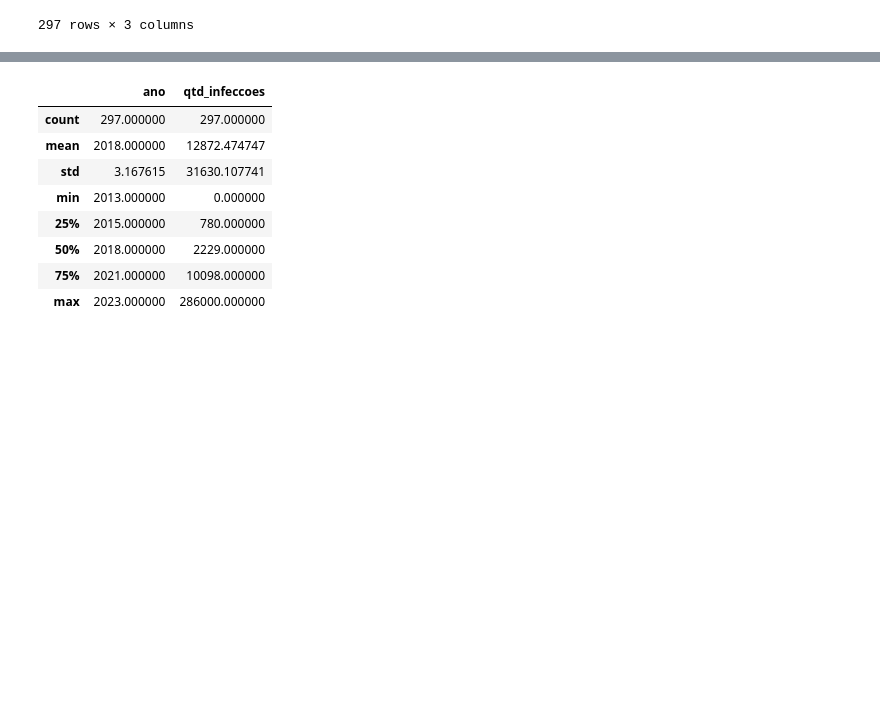
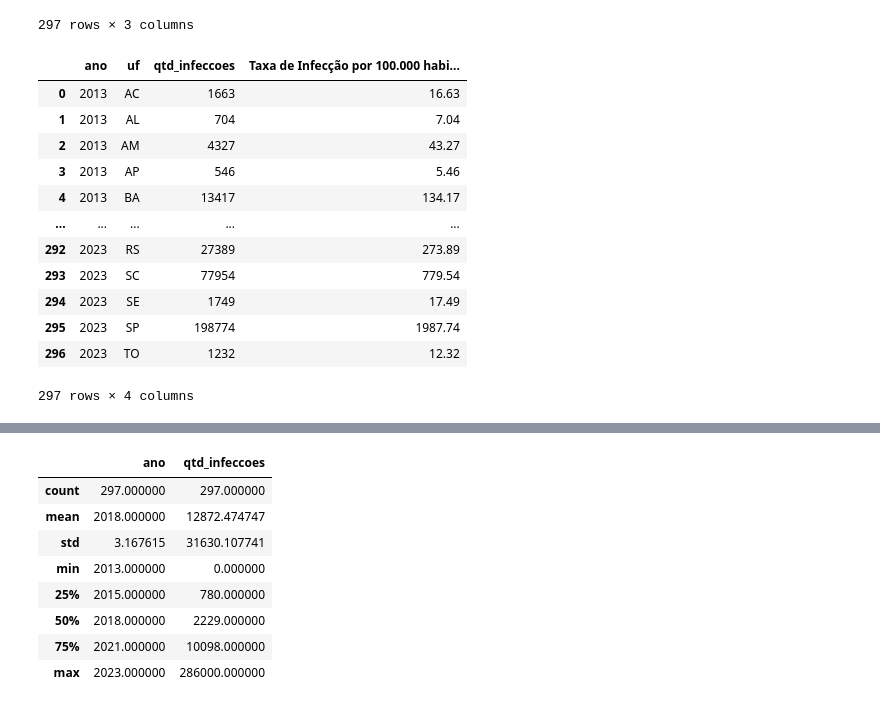
Before and after one commit to LuFeMa33/Codes_FIAP, a Jupyter notebook: Dengue_Brasil.ipynb, the cells around one changed output, grey strips where cells are left out. Cells and saved outputs as stored; diff of their text form; code cells hidden in the pictures; blank space fills up the shorter version.

```diff
--- a/Dengue_Brasil.ipynb
+++ b/Dengue_Brasil.ipynb
@@ -173,0 +195,16 @@ infeccoes_estado
+# %%
+infeccoes_estado
+# %% [output]
+|  | ano | uf | qtd_infeccoes | Taxa de Infecção por 100.000 habi... |
+| 0 | 2013 | AC | 1663 | 16.63 |
+| 1 | 2013 | AL | 704 | 7.04 |
+| 2 | 2013 | AM | 4327 | 43.27 |
+| 3 | 2013 | AP | 546 | 5.46 |
+| 4 | 2013 | BA | 13417 | 134.17 |
+| ... | ... | ... | ... | ... |
+| 292 | 2023 | RS | 27389 | 273.89 |
+| 293 | 2023 | SC | 77954 | 779.54 |
+| 294 | 2023 | SE | 1749 | 17.49 |
+| 295 | 2023 | SP | 198774 | 1987.74 |
+| 296 | 2023 | TO | 1232 | 12.32 |
+297 rows × 4 columns
```
Also changed, not shown: parts of 8 cells of this notebook.
